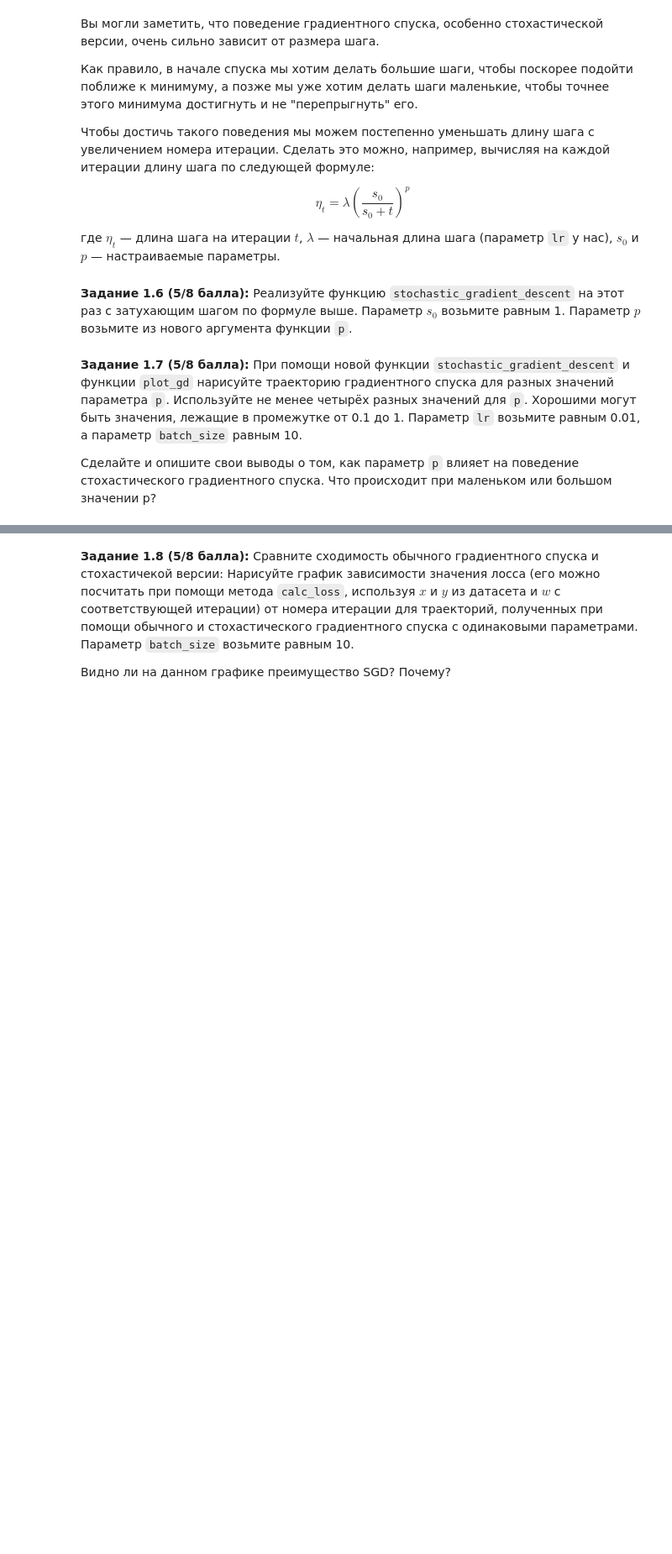
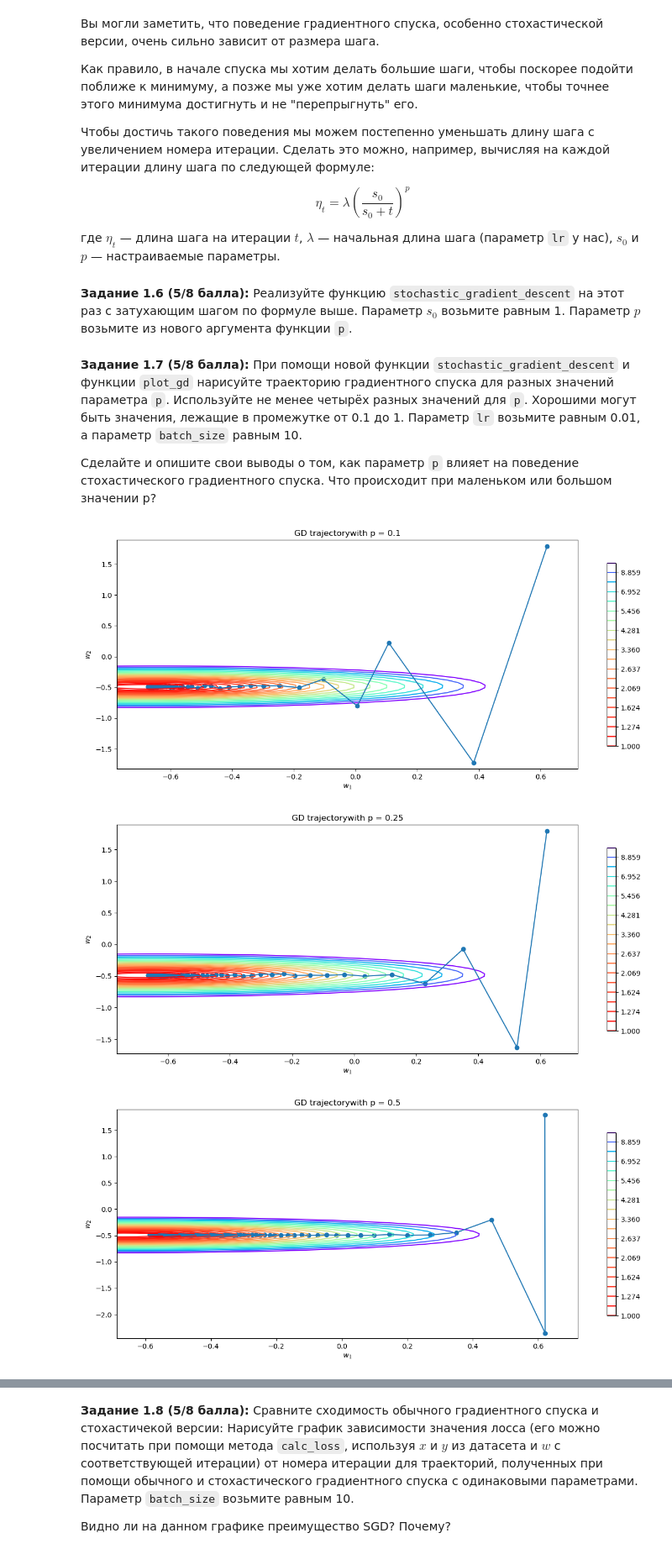
Before and after one commit to Bosbobos/IAD, a Jupyter notebook: MachineLeariningBasics/hw05_gd/hw05_gd.ipynb, the cells around one changed output, grey strips where cells are left out. Shown at 84% size. Drawn from its saved outputs; the diff is of its cells as text; code cells hidden in the pictures; blank space fills up the shorter version.

```diff
--- a/MachineLeariningBasics/hw05_gd/hw05_gd.ipynb
+++ b/MachineLeariningBasics/hw05_gd/hw05_gd.ipynb
@@ -359,6 +396,7 @@ def stochastic_gradient_descent(
     batch_size: int,
     p: float,
     n_iterations: int = 1000,
+    s0: float = 1
 ) -> List[np.ndarray]:
     """
     Функция градиентного спуска
@@ -372,7 +410,16 @@ def stochastic_gradient_descent(
     :param n_iterations: int - сколько итераций делать
     :return: Список из n_iterations объектов np.ndarray размера (n_features,) - история весов на каждом шаге
     """
-    # -- YOUR CODE HERE -- ¯\_(ツ)_/¯
+    path = [copy.deepcopy(w_init)]
+    for t in range(n_iterations):
+        batch_indices = np.random.choice(X.shape[0], size=batch_size, replace=False)
+        batch = X[batch_indices]
+        step = lr * np.pow(s0 / (s0 + t), p)
+        batch_y = y[batch_indices]
+        w = path[t] - step * loss.calc_grad(batch, batch_y, path[t])
+        path.append(copy.deepcopy(w))
+
+    return path
 # %% [markdown]
 **Задание 1.7 (5/8 балла):** При помощи новой функции `stochastic_gradient_descent` и функции `plot_gd` нарисуйте траекторию градиентного спуска для разных значений параметра `p`. Используйте не менее четырёх разных значений для `p`. Хорошими могут быть значения, лежащие в промежутке от 0.1 до 1.
 Параметр `lr` возьмите равным 0.01, а параметр `batch_size` равным 10.
@@ -382,0 +428,10 @@ def stochastic_gradient_descent(
+# %%
+lr, batch_size = 0.01, 10
+ps = [0.1, 0.25, 0.5, 0.75, 1]
+for p in ps:
+    w = stochastic_gradient_descent(w_init, X, y, loss, lr, b_size, p, n_iterations=100)
+    plot_gd(w, X, y, loss, p=p)
+# %% [output]
+[figure, added]
+[figure, added]
+[figure, added]
```
Also changed, not shown: parts of 12 cells of this notebook.
